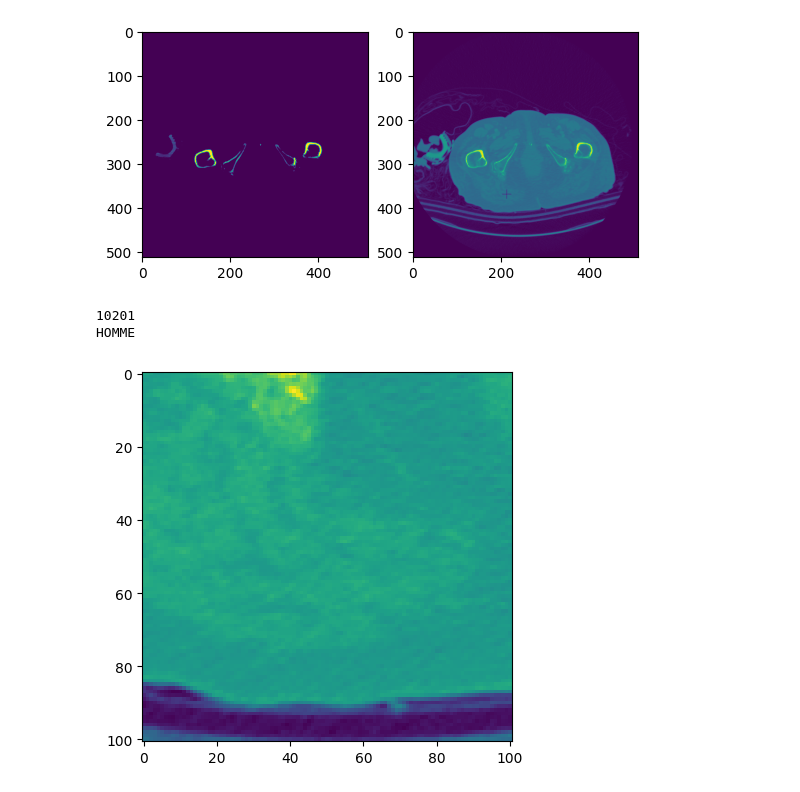
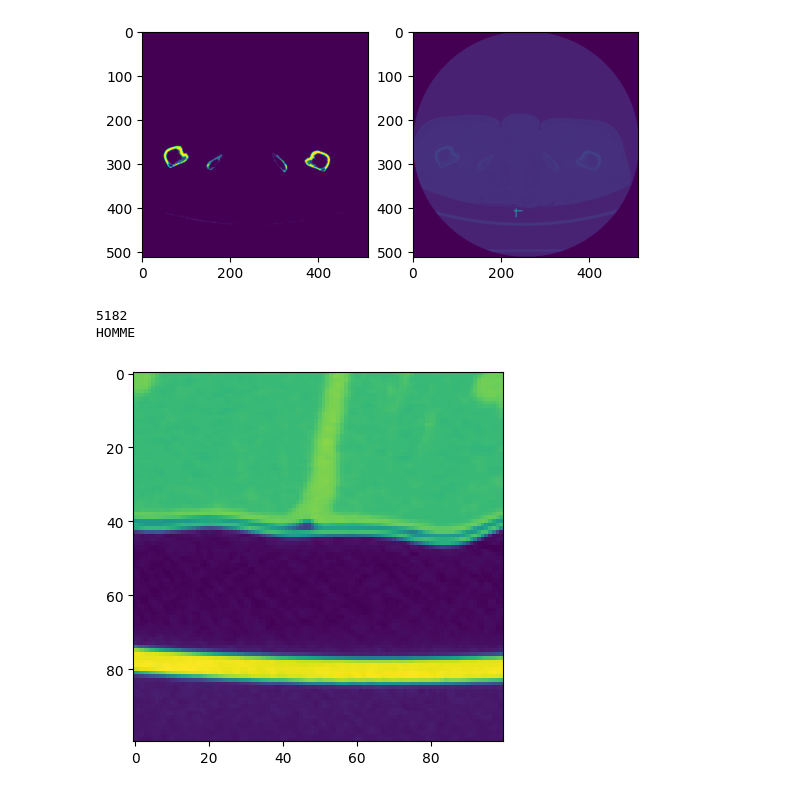
Before and after one commit to Heriband/SexDetectionDICOM, a Jupyter notebook: Sex_detection.ipynb, the cells around one changed output. Drawn from its saved outputs; the diff is of its cells as text; code cells hidden in the pictures.

```diff
--- a/Sex_detection.ipynb
+++ b/Sex_detection.ipynb
@@ -12,7 +12,7 @@ pourcentage = 8
 taille_fenetre = 800
 
 
-id_patient = 22
+id_patient = 9
 path = 'C:/Users/Sanchez/Documents/JFR/DATA/patient_' + str(id_patient)
 # %%
 fichiers_dicom = [os.path.join(path, fichier) for fichier in os.listdir(path) if fichier.endswith('.dcm')]
@@ -114,9 +114,9 @@ def nb_bone(matrice):
     return res
 # %%
 Bone_Image = []
+femur_center = nb_bone(derniers_fichiers_dicom_WT_Noise[-1])
 for fichier in derniers_fichiers_dicom_WT_Noise:
     image_matrice = fichier
-    mean_pixel, max_pixel = np.mean(image_matrice), np.max(image_matrice)
     new_image =  image_matrice
     femur_center = nb_bone(image_matrice)
     print(femur_center)
@@ -160,7 +160,7 @@ res = []
 for new_image in Bone_Image:
     dx = x2 - x1
     dy = y2 - y1
-    d = -110
+    d = -120
     norme = math.sqrt(dx**2 + dy**2)
 
     # Normalisation du vecteur
@@ -182,7 +182,7 @@ for new_image in Bone_Image:
     res.append((new_image,(x, y)))
 
 
-image, center = res[len(res)//2]
+image, center = res[len(res)-1]
 plt.figure()
 
 plt.subplot(1,2, 1)
@@ -190,29 +190,36 @@ plt.imshow(image)
 plt.subplot(1,2, 2)
 
 
-image_cross = np.copy(derniers_fichiers_dicom[len(res)//2])
-for i in range(-10, 11):
-            image_cross[int(x + i)][int(y)] = pixelReplace
-            image_cross[int(x)][int(y + i)] = pixelReplace
+image_cross = np.copy(derniers_fichiers_dicom[len(res)-1])
+for i in range(-5, 15):
+            image_cross[int(x + i)][int(y)] = pixelReplace +20000
+            image_cross[int(x)][int(y + i)] = pixelReplace +20000
 plt.imshow(image_cross)
 plt.show()
 # %% [output]
-[figure, old version]
+[figure, new version]
 # %%
 taille_f = 100 # pixels = taille_f **2
 image = derniers_fichiers_dicom[len(res)//2 ]
-fenetre = image[int(x - taille_f // 2) : int(x + taille_f // 2 + 1),
-            int(y - taille_f // 2 ): int(y + taille_f // 2 + 1)]
 
-pixels_blanc = np.sum(fenetre > 0)
+final_image = image.astype("float32")
+final_image /= np.max(final_image)
+#final_image = cv2.cvtColor(final_image, cv2.COLOR_GRAY2RGB)
+
+
+fenetre = final_image[int(x - taille_f // 2) : int(x + taille_f // 2 ),
+            int(y - taille_f // 2 ): int(y + taille_f // 2 )]
+
+pixels_blanc = np.count_nonzero(fenetre > 0.2)
 print(pixels_blanc)
 if pixels_blanc > 5000 :
     print("HOMME")
 else:
     print("FEMME")
+
 plt.imshow(fenetre)
 plt.show()
 # %% [output]
-10201
+5182
 HOMME
-[figure, old version]
+[figure, new version]
```
Also changed, not shown: parts of 3 cells of this notebook, 2 other files.
